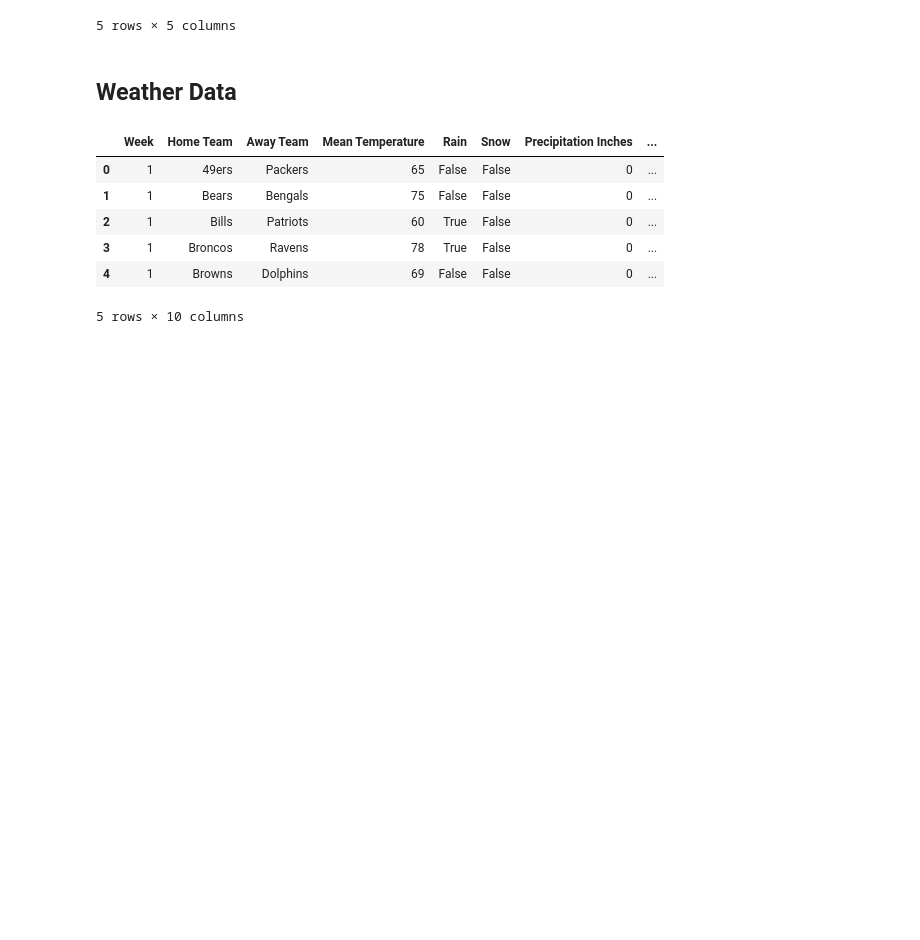
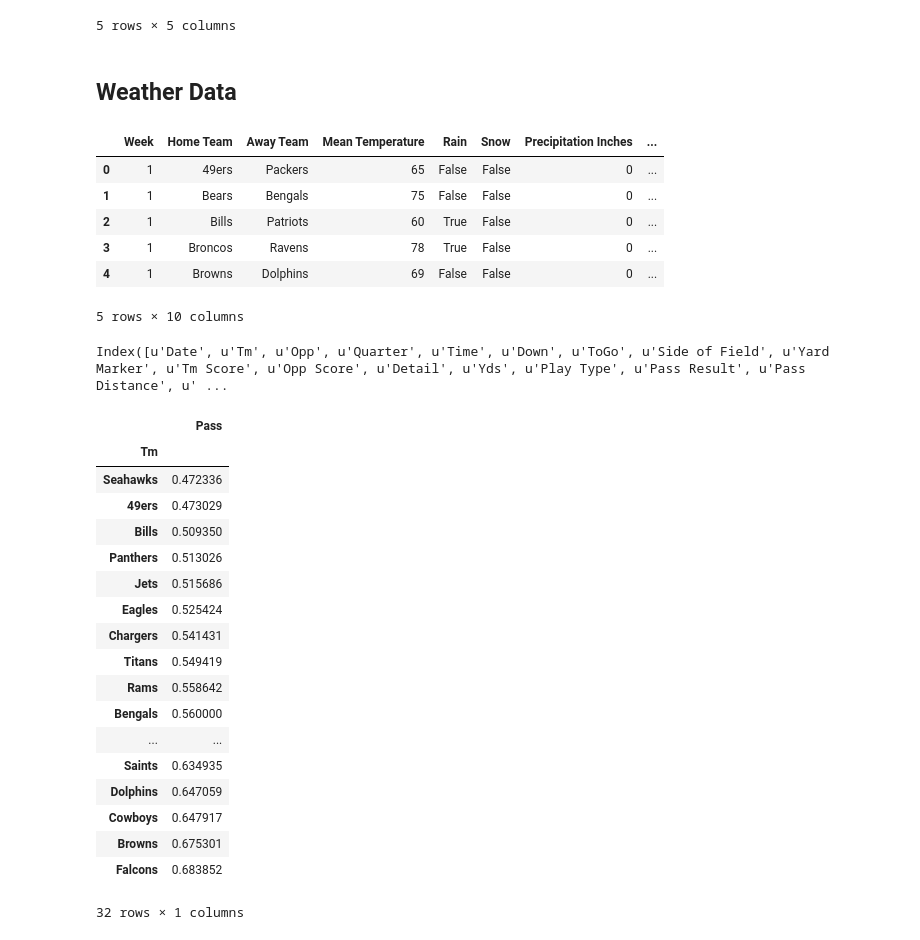
Before and after one commit to araftery/cs109-final-project, a Jupyter notebook: notebook.ipynb, the cells around one changed output. Saved outputs shown, nothing was run; the diff lists cells and outputs as text; code cells hidden in the pictures; blank space fills up the shorter version.

```diff
--- a/notebook.ipynb
+++ b/notebook.ipynb
@@ -139,3 +139,31 @@ df = pd.concat([df_home_weather, df_away_weather])
 
 # drop repetitive columns
 df.drop('Week', axis=1, inplace=True)
+# %%
+df.columns
+# %% [output]
+Index([u'Date', u'Tm', u'Opp', u'Quarter', u'Time', u'Down', u'ToGo', u'Side of Field', u'Yard Marker', u'Tm Score', u'Opp Score', u'Detail', u'Yds', u'Play Type', u'Pass Result', u'Pass Distance', u' ...
+# %%
+df2 = df[['Tm', 'Play Type']]
+df2['Pass'] = df2['Play Type'].apply(lambda x: 1 if x == 'Pass' or x == 'Sack' else 0)
+df2[['Tm', 'Play Type', 'Pass']].groupby('Tm').mean().sort('Pass')
+# %% [output]
+|  | Pass |
+| Tm |  |
+| Seahawks | 0.472336 |
+| 49ers | 0.473029 |
+| Bills | 0.509350 |
+| Panthers | 0.513026 |
+| Jets | 0.515686 |
+| Eagles | 0.525424 |
+| Chargers | 0.541431 |
+| Titans | 0.549419 |
+| Rams | 0.558642 |
+| Bengals | 0.560000 |
+| ... | ... |
+| Saints | 0.634935 |
+| Dolphins | 0.647059 |
+| Cowboys | 0.647917 |
+| Browns | 0.675301 |
+| Falcons | 0.683852 |
+32 rows × 1 columns
```
Also changed, not shown: parts of 5 cells of this notebook.
